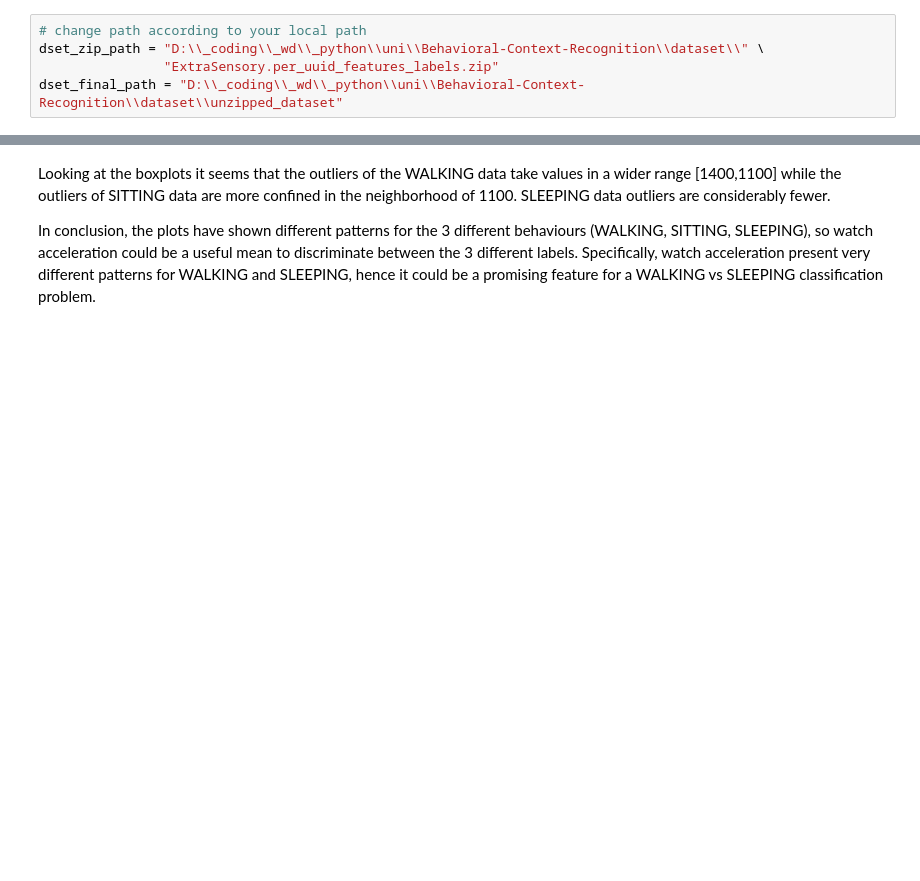
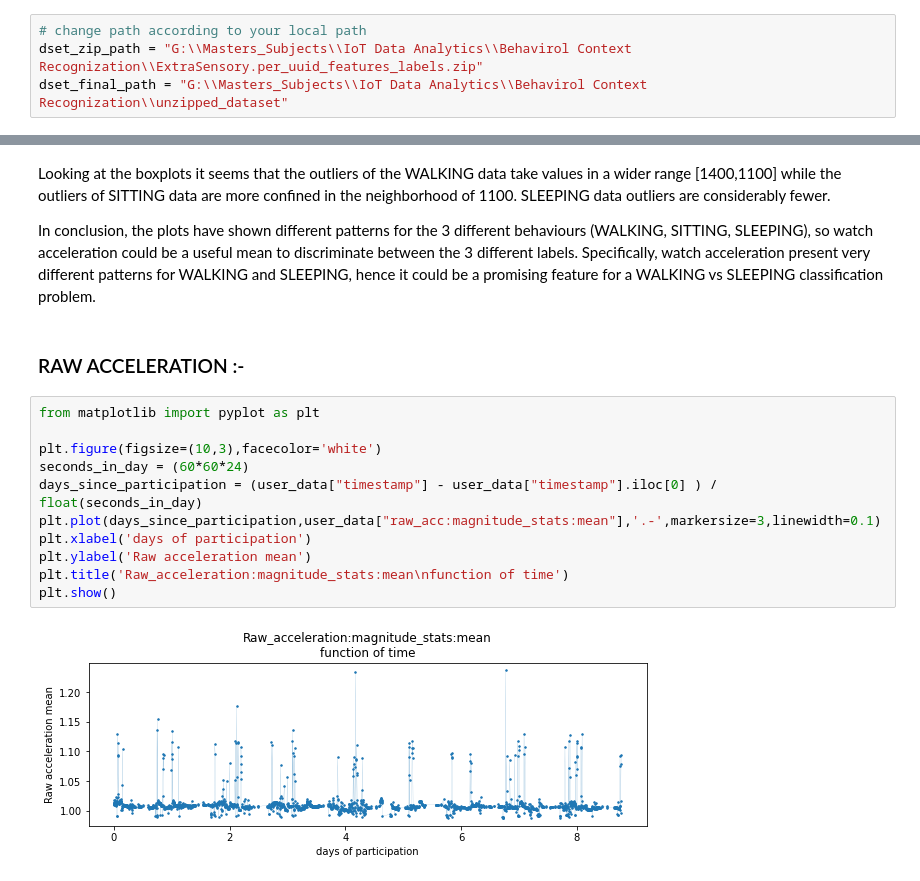
Before and after one commit to MariPS/Behavioral-Context-Recognition, a Jupyter notebook: exploratory-data-analysis.ipynb, the cells around one changed output, grey strips where cells are left out. Saved outputs shown, nothing was run; the diff lists cells and outputs as text; blank space fills up the shorter version.

```diff
--- a/exploratory-data-analysis.ipynb
+++ b/exploratory-data-analysis.ipynb
@@ -5,9 +5,8 @@
 Here's the paths to the dataset's zip file and to the directory you want to extract the files:
 # %%
 # change path according to your local path
-dset_zip_path = "D:\\_coding\\_wd\\_python\\uni\\Behavioral-Context-Recognition\\dataset\\" \
-                "ExtraSensory.per_uuid_features_labels.zip"
-dset_final_path = "D:\\_coding\\_wd\\_python\\uni\\Behavioral-Context-Recognition\\dataset\\unzipped_dataset"
+dset_zip_path = "G:\\Masters_Subjects\\IoT Data Analytics\\Behavirol Context Recognization\\ExtraSensory.per_uuid_features_labels.zip"
+dset_final_path = "G:\\Masters_Subjects\\IoT Data Analytics\\Behavirol Context Recognization\\unzipped_dataset"
 # %% [markdown]
 From the main dataset's zip file <code>dset_zip_path</code>, we extract the inner gz files
 (where 1 gz file contains measurements relative to 1 subject). The gz file are extracted to the directory
@@ -226,3 +244,18 @@ In conclusion, the plots have shown different patterns for the 3 different behav
 watch acceleration could be a useful mean to discriminate between the 3 different labels. Specifically, watch acceleration
 present very different patterns for WALKING and SLEEPING, hence it could be a promising feature for a
 WALKING vs SLEEPING classification problem.
+# %% [markdown]
+###        RAW ACCELERATION :-
+# %%
+from matplotlib import pyplot as plt
+
+plt.figure(figsize=(10,3),facecolor='white')
+seconds_in_day = (60*60*24)
+days_since_participation = (user_data["timestamp"] - user_data["timestamp"].iloc[0] ) / float(seconds_in_day)
+plt.plot(days_since_participation,user_data["raw_acc:magnitude_stats:mean"],'.-',markersize=3,linewidth=0.1)
+plt.xlabel('days of participation')
+plt.ylabel('Raw acceleration mean')
+plt.title('Raw_acceleration:magnitude_stats:mean\nfunction of time')
+plt.show()
+# %% [output]
+[figure, added]
```
Also changed, not shown: parts of 4 cells of this notebook.
